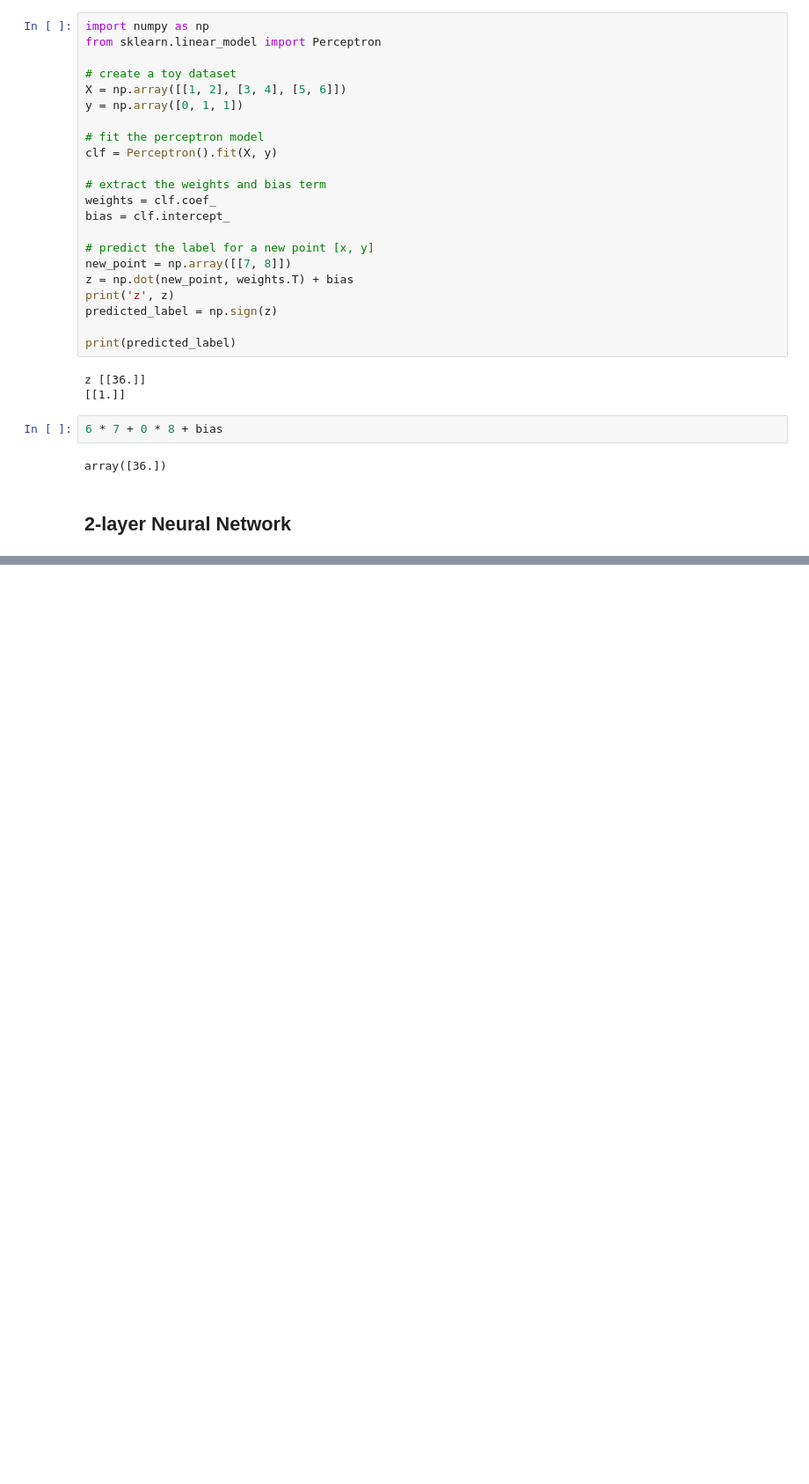
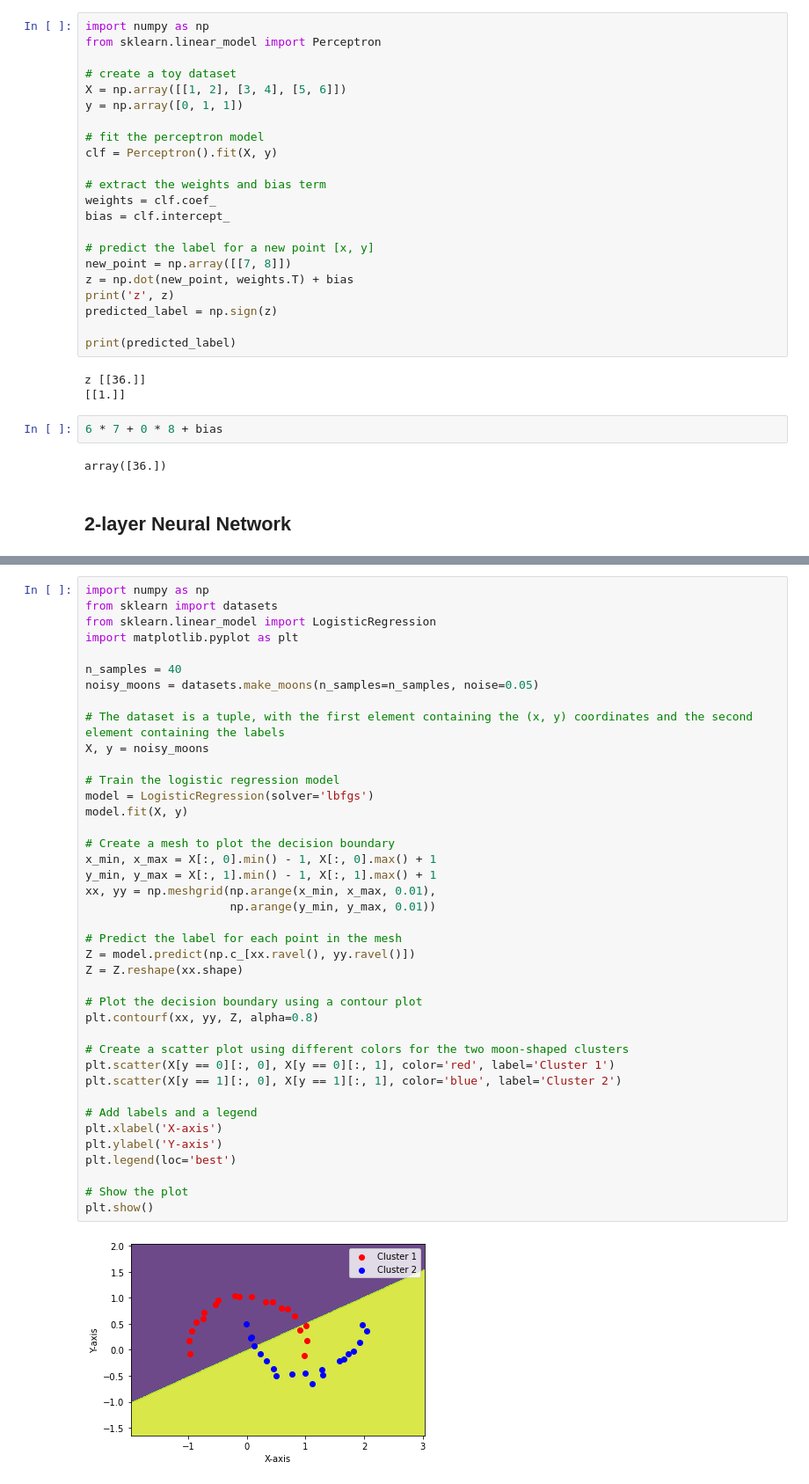
Before and after one commit to aws-samples/aws-mlu-explain, a Jupyter notebook: code/nn/python/output-neuron-datasets.ipynb, the cells around one changed output, grey strips where cells are left out. Shown: that part at 88% size. Drawn from its saved outputs; the diff is of its cells as text; blank space fills up the shorter version.

```diff
--- a/code/nn/python/output-neuron-datasets.ipynb
+++ b/code/nn/python/output-neuron-datasets.ipynb
@@ -169,0 +224,42 @@ plot_decision_boundary(clf)
+# %%
+import numpy as np
+from sklearn import datasets
+from sklearn.linear_model import LogisticRegression
+import matplotlib.pyplot as plt
+
+n_samples = 40
+noisy_moons = datasets.make_moons(n_samples=n_samples, noise=0.05)
+
+# The dataset is a tuple, with the first element containing the (x, y) coordinates and the second element containing the labels
+X, y = noisy_moons
+
+# Train the logistic regression model
+model = LogisticRegression(solver='lbfgs')
+model.fit(X, y)
+
+# Create a mesh to plot the decision boundary
+x_min, x_max = X[:, 0].min() - 1, X[:, 0].max() + 1
+y_min, y_max = X[:, 1].min() - 1, X[:, 1].max() + 1
+xx, yy = np.meshgrid(np.arange(x_min, x_max, 0.01),
+                     np.arange(y_min, y_max, 0.01))
+
+# Predict the label for each point in the mesh
+Z = model.predict(np.c_[xx.ravel(), yy.ravel()])
+Z = Z.reshape(xx.shape)
+
+# Plot the decision boundary using a contour plot
+plt.contourf(xx, yy, Z, alpha=0.8)
+
+# Create a scatter plot using different colors for the two moon-shaped clusters
+plt.scatter(X[y == 0][:, 0], X[y == 0][:, 1], color='red', label='Cluster 1')
+plt.scatter(X[y == 1][:, 0], X[y == 1][:, 1], color='blue', label='Cluster 2')
+
+# Add labels and a legend
+plt.xlabel('X-axis')
+plt.ylabel('Y-axis')
+plt.legend(loc='best')
+
+# Show the plot
+plt.show()
+# %% [output]
+[figure, added]
```
Also changed, not shown: parts of 14 cells of this notebook, 18 other files.
